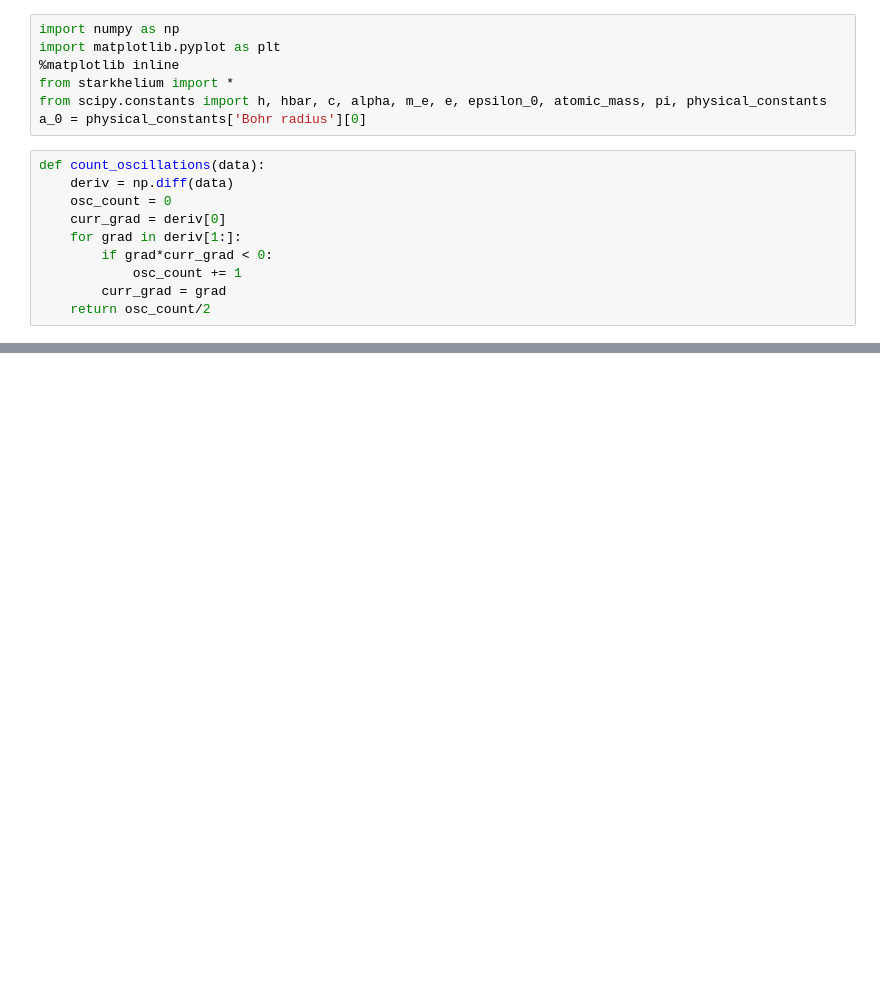
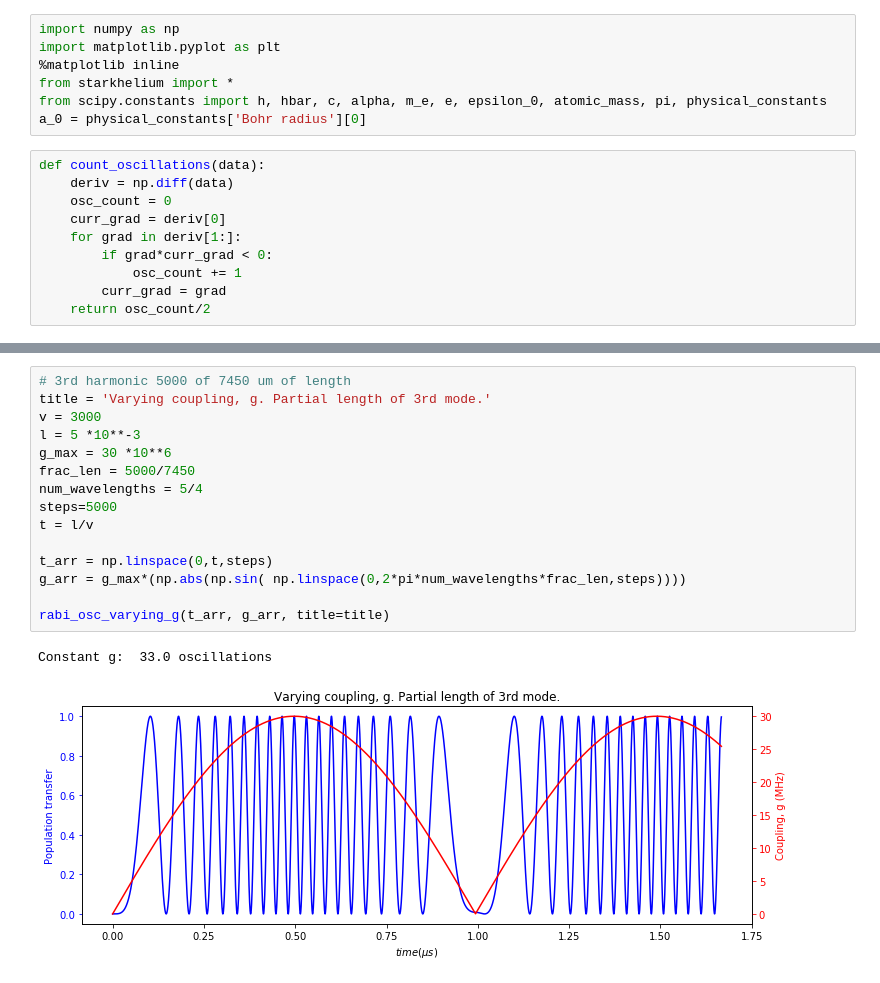
Before and after one commit to aa-morgan/Rydberg_helium_Stark, a Jupyter notebook: notebooks/Resonator Rabi oscillations.ipynb, the cells around one changed output, grey strips where cells are left out. Saved outputs shown, nothing was run; the diff lists cells and outputs as text; blank space fills up the shorter version.

```diff
--- a/notebooks/Resonator Rabi oscillations.ipynb
+++ b/notebooks/Resonator Rabi oscillations.ipynb
@@ -116,0 +75,18 @@ Constant g:  33.0 oscillations
+# %%
+# 3rd harmonic 5000 of 7450 um of length
+title = 'Varying coupling, g. Partial length of 3rd mode.'
+v = 3000
+l = 5 *10**-3
+g_max = 30 *10**6
+frac_len = 5000/7450
+num_wavelengths = 5/4
+steps=5000
+t = l/v
+
+t_arr = np.linspace(0,t,steps)
+g_arr = g_max*(np.abs(np.sin( np.linspace(0,2*pi*num_wavelengths*frac_len,steps))))
+
+rabi_osc_varying_g(t_arr, g_arr, title=title)
+# %% [output]
+Constant g:  33.0 oscillations
+[figure, added]
```
Also changed, not shown: parts of 5 cells of this notebook.
